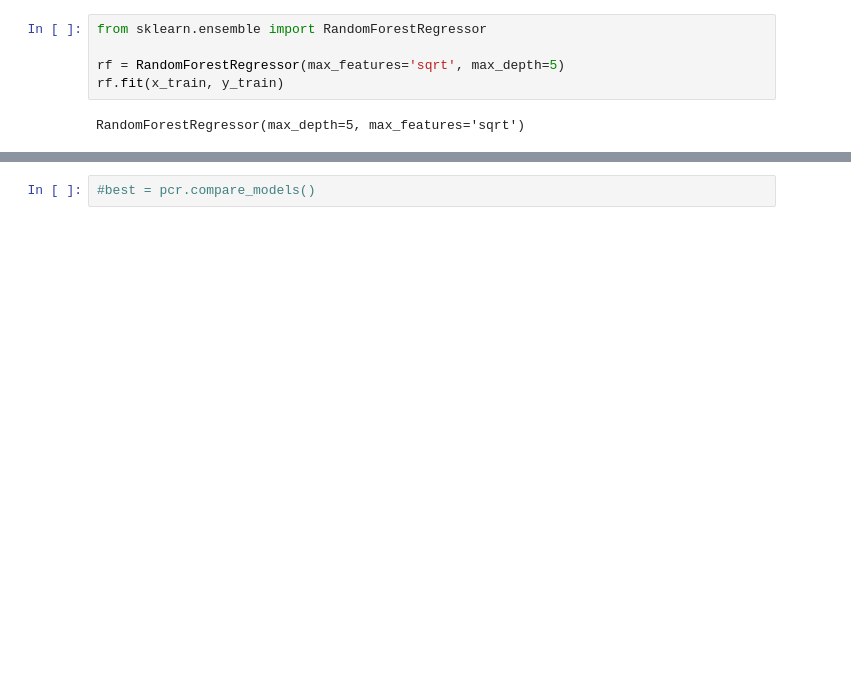
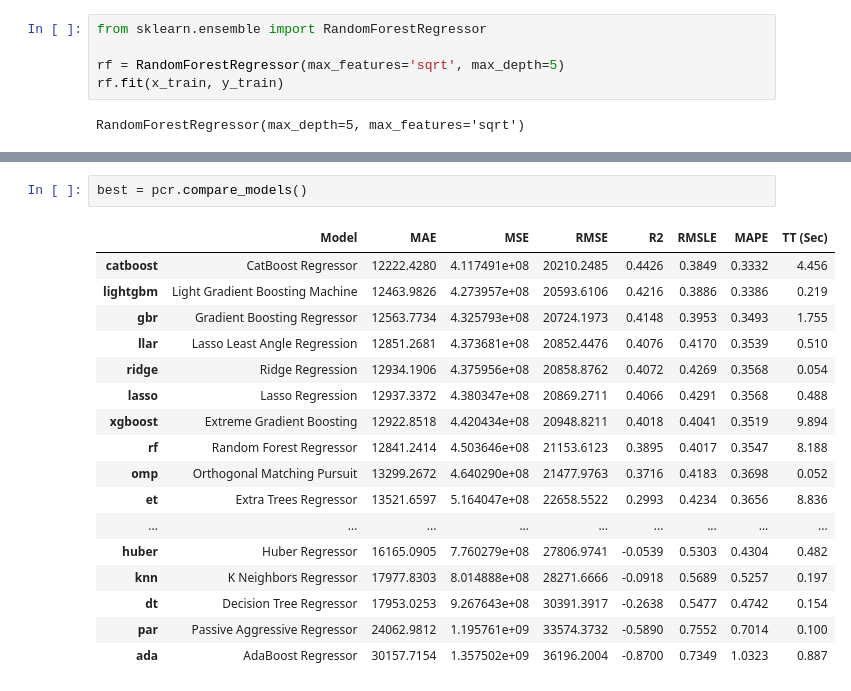
Before and after one commit to artemgur/akbars, a Jupyter notebook: akbars.ipynb, the cells around one changed output, grey strips where cells are left out. Drawn from its saved outputs; the diff is of its cells as text; blank space fills up the shorter version.

```diff
--- a/akbars.ipynb
+++ b/akbars.ipynb
@@ -560,2 +634,20 @@ RuntimeError: ignored
 # %%
-#best = pcr.compare_models()
+best = pcr.compare_models()
+# %% [output]
+|  | Model | MAE | MSE | RMSE | R2 | RMSLE | MAPE | TT (Sec) |
+| catboost | CatBoost Regressor | 12222.4280 | 4.117491e+08 | 20210.2485 | 0.4426 | 0.3849 | 0.3332 | 4.456 |
+| lightgbm | Light Gradient Boosting Machine | 12463.9826 | 4.273957e+08 | 20593.6106 | 0.4216 | 0.3886 | 0.3386 | 0.219 |
+| gbr | Gradient Boosting Regressor | 12563.7734 | 4.325793e+08 | 20724.1973 | 0.4148 | 0.3953 | 0.3493 | 1.755 |
+| llar | Lasso Least Angle Regression | 12851.2681 | 4.373681e+08 | 20852.4476 | 0.4076 | 0.4170 | 0.3539 | 0.510 |
+| ridge | Ridge Regression | 12934.1906 | 4.375956e+08 | 20858.8762 | 0.4072 | 0.4269 | 0.3568 | 0.054 |
+| lasso | Lasso Regression | 12937.3372 | 4.380347e+08 | 20869.2711 | 0.4066 | 0.4291 | 0.3568 | 0.488 |
+| xgboost | Extreme Gradient Boosting | 12922.8518 | 4.420434e+08 | 20948.8211 | 0.4018 | 0.4041 | 0.3519 | 9.894 |
+| rf | Random Forest Regressor | 12841.2414 | 4.503646e+08 | 21153.6123 | 0.3895 | 0.4017 | 0.3547 | 8.188 |
+| omp | Orthogonal Matching Pursuit | 13299.2672 | 4.640290e+08 | 21477.9763 | 0.3716 | 0.4183 | 0.3698 | 0.052 |
+| et | Extra Trees Regressor | 13521.6597 | 5.164047e+08 | 22658.5522 | 0.2993 | 0.4234 | 0.3656 | 8.836 |
+| ... | ... | ... | ... | ... | ... | ... | ... | ... |
+| huber | Huber Regressor | 16165.0905 | 7.760279e+08 | 27806.9741 | -0.0539 | 0.5303 | 0.4304 | 0.482 |
+| knn | K Neighbors Regressor | 17977.8303 | 8.014888e+08 | 28271.6666 | -0.0918 | 0.5689 | 0.5257 | 0.197 |
+| dt | Decision Tree Regressor | 17953.0253 | 9.267643e+08 | 30391.3917 | -0.2638 | 0.5477 | 0.4742 | 0.154 |
+| par | Passive Aggressive Regressor | 24062.9812 | 1.195761e+09 | 33574.3732 | -0.5890 | 0.7552 | 0.7014 | 0.100 |
+| ada | AdaBoost Regressor | 30157.7154 | 1.357502e+09 | 36196.2004 | -0.8700 | 0.7349 | 1.0323 | 0.887 |
```
Also changed, not shown: parts of 16 cells of this notebook.
